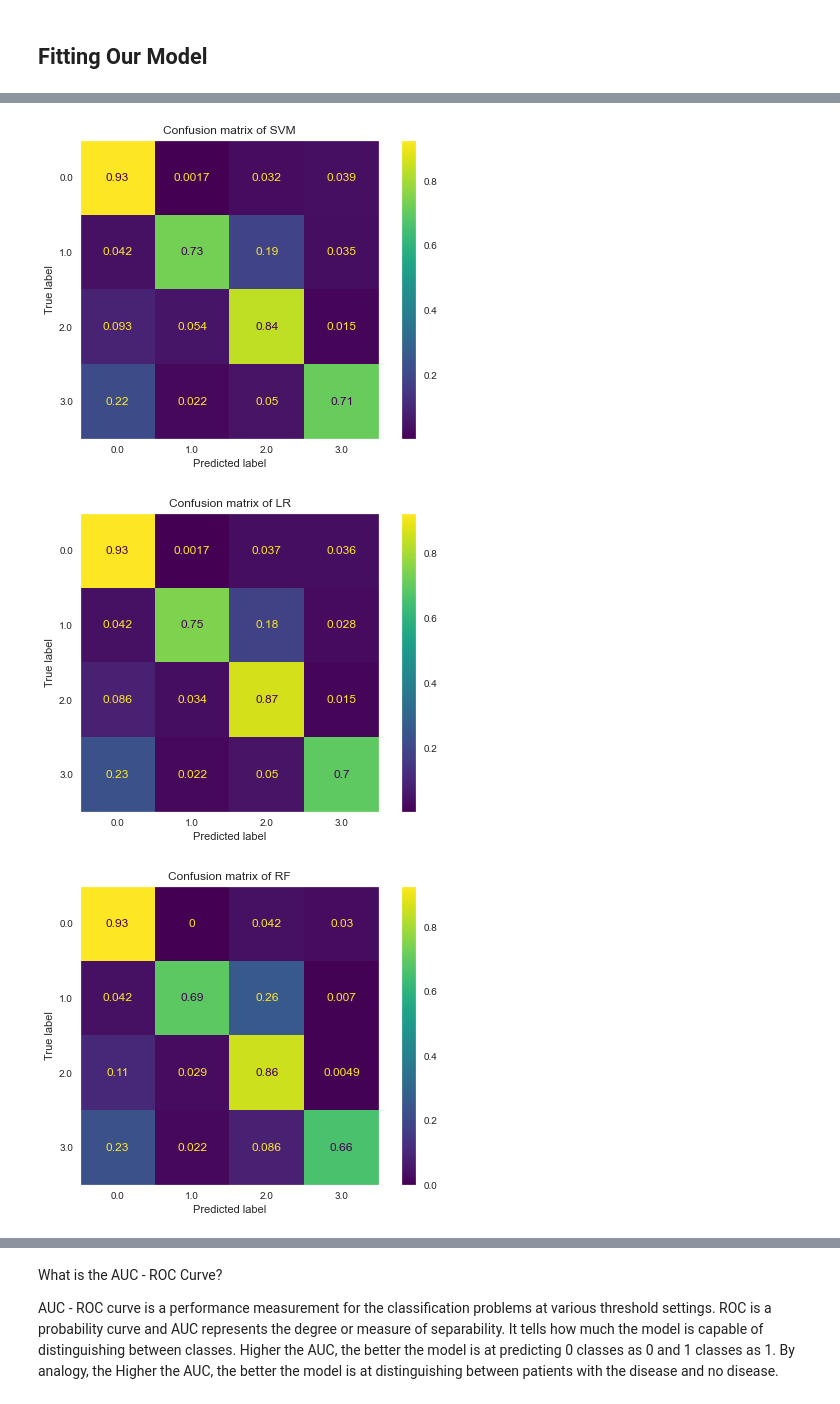
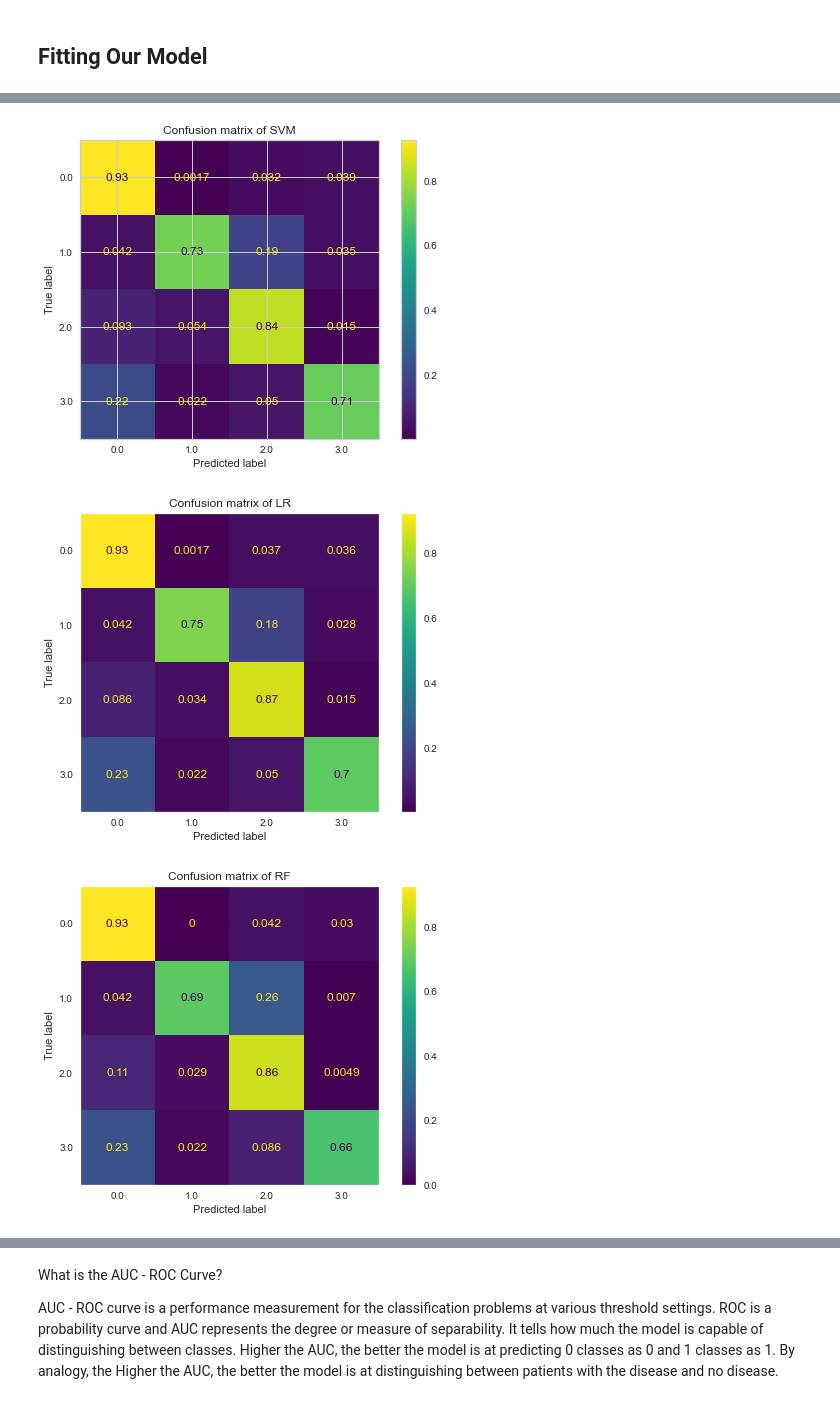
Before and after one commit to VIP509/Finance-Inclusion-1, a Jupyter notebook: Financial Inclusion Model.ipynb, the cells around one changed output, grey strips where cells are left out. Cells and saved outputs as stored; diff of their text form; code cells hidden in the pictures.

```diff
--- a/Financial Inclusion Model.ipynb
+++ b/Financial Inclusion Model.ipynb
@@ -268,3 +268,29 @@ print('Max test score {} and k = {}'.format(max_test_score * 100, list(map(lambd
 Max test score 77.51756440281031 and k = [5]
 # %% [markdown]
 ## Fitting Our Model
+# %%
+svm_clf = svm.LinearSVC( max_iter= 2900, random_state = 0)
+rf_clf = RandomForestClassifier(random_state = 0)
+df_acc = pd.DataFrame()
+
+import time
+kfold = KFold(n_splits=5 ,random_state=0,shuffle = True)
+moments = ['mean', 'std','time']
+models_df = pd.DataFrame(index = moments)
+models = {'SVM': svm_clf, 'RF': rf_clf}
+
+for k,v in models.items():
+    start = time.time()
+    stats = []
+    v.fit(X_train,y_train) # Fit the training data to the Model
+    end = time.time()
+    cv_result = cross_val_score(v, X_train, y_train, cv = kfold, scoring = "accuracy")
+    cv_result = cv_result*100
+    df_acc[k] = cv_result
+    stats.append(cv_result.mean())
+    stats.append((cv_result).std())
+    stats.append(end-start)
+    models_df[k] = stats
+    plot_confusion_matrix(v,X_test,y_test,normalize = 'true')
+    plt.title('Confusion matrix of {}'.format(k))
+    sns.set_style("dark")
@@ -271,34 +300,34 @@ Max test score 77.51756440281031 and k = [5]
 # %%
 svm_clf = svm.LinearSVC( max_iter= 2900, random_state = 0)
 lr_clf = LogisticRegression(max_iter= 2900, random_state = 0)
 rf_clf = RandomForestClassifier(random_state = 0)
-knn = KNeighborsClassifier(n_neighbors=3)
+knn = KNeighborsClassifier(n_neighbors=5)
 bayes = MultinomialNB()
 df_acc = pd.DataFrame()
 dec_tree = tree.DecisionTreeClassifier(random_state=0)
 import time
 kfold = KFold(n_splits=5 ,random_state=0,shuffle = True)
 moments = ['mean', 'std','time']
 models_df = pd.DataFrame(index = moments)
 models = {'SVM': svm_clf, 'LR':lr_clf, 'RF': rf_clf,'DCT' :dec_tree, 'Knn' : knn, 'Naiv': bayes}
 
 for k,v in models.items():
     start = time.time()
     stats = []
     v.fit(X_train,y_train) # Fit the training data to the Model
     end = time.time()
     cv_result = cross_val_score(v, X_train, y_train, cv = kfold, scoring = "accuracy")
     cv_result = cv_result*100
     df_acc[k] = cv_result
     stats.append(cv_result.mean())
     stats.append((cv_result).std())
     stats.append(end-start)
     models_df[k] = stats
     plot_confusion_matrix(v,X_test,y_test,normalize = 'true')
     plt.title('Confusion matrix of {}'.format(k))
     sns.set_style("dark")
 # %% [output]
-[figure, old version]
+[figure, new version]
 [figure]
 [figure]
 [figure]
```
Also changed, not shown: parts of 4 cells of this notebook.
